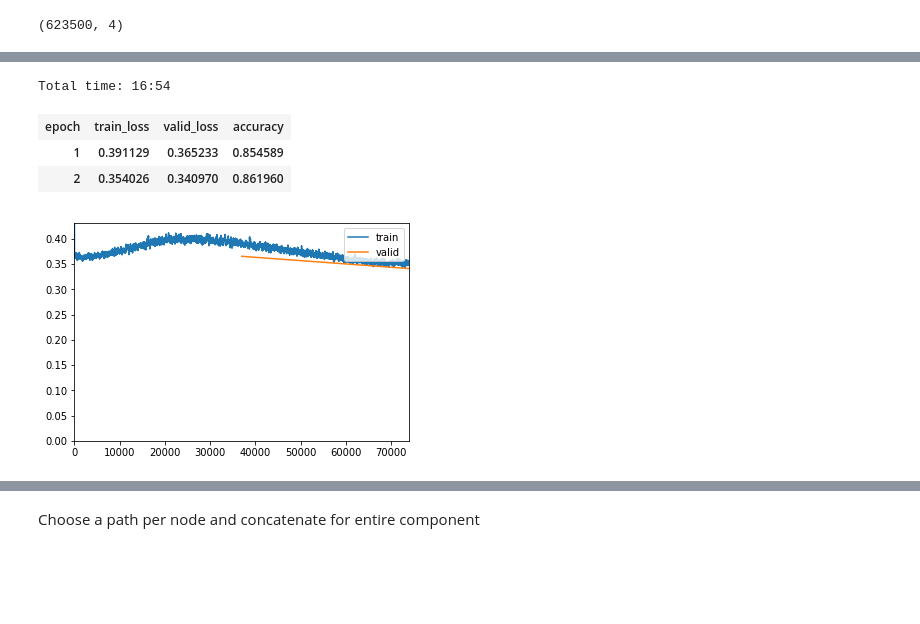
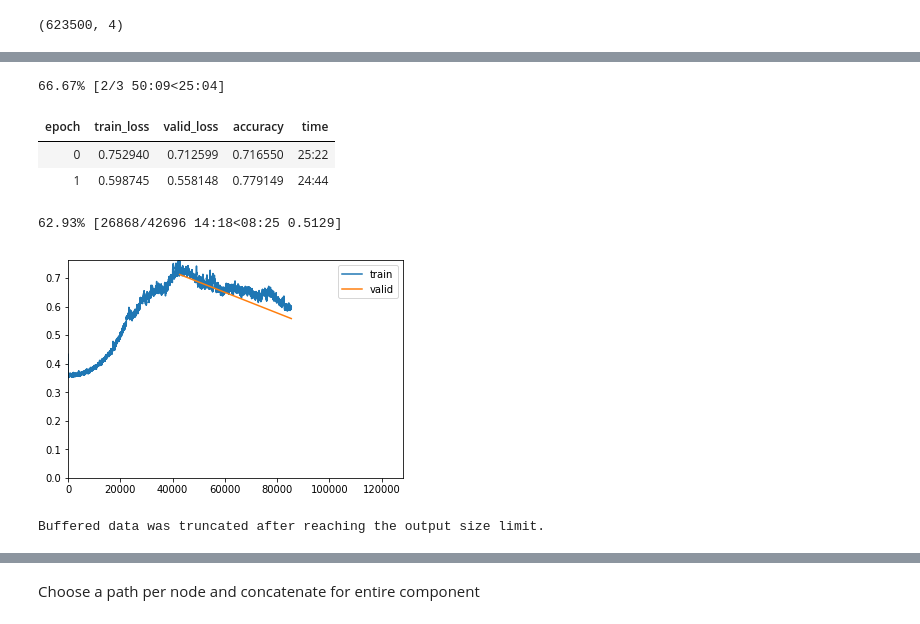
Before and after one commit to dtylor/WalkRNN, a Jupyter notebook: GraphLM_walk_AIDS.ipynb, the cells around one changed output, grey strips where cells are left out. Cells and saved outputs as stored; diff of their text form; code cells hidden in the pictures; blank space fills up the shorter version.

```diff
--- a/GraphLM_walk_AIDS.ipynb
+++ b/GraphLM_walk_AIDS.ipynb
@@ -170,7 +230,7 @@ data_lm.save('data_lm.pkl')
 # %%
 bs = 32
 # load the data (can be used in the future as well to prevent reprocessing)
-data_lm = TextLMDataBunch.load(mypath, 'data_lm.pkl', bs=bs)
+data_lm = load_data(mypath, 'data_lm.pkl', bs=bs)
 # %%
 data_lm.show_batch() # take a look at the batch fed into the GPU
 # %% [output]
@@ -182,0 +243,23 @@ data_lm.show_batch() # take a look at the batch fed into the GPU
+# %%
+#awd_lstm_lm_config = dict(emb_sz=400, n_hid=400, n_layers=1, pad_token=1, qrnn=False, bidir=False, output_p=0.25,
+      #                    hidden_p=0.1, input_p=0.2, embed_p=0.02, weight_p=0.15, tie_weights=True, out_bias=True)
+
+#awd_lstm_clas_config = dict(emb_sz=400, n_hid=400, n_layers=1, pad_token=1, qrnn=False, bidir=False, output_p=0.4,
+       #                hidden_p=0.2, input_p=0.6, embed_p=0.1, weight_p=0.5, tie_weights=True, out_bias=True)
+
+
+#awd_lstm_lm_config = dict(emb_sz=400, n_hid=400, n_layers=1, pad_token=1, qrnn=False, bidir=False, output_p=0.25,hidden_p=0.1, input_p=0.2, embed_p=0.02, weight_p=0.15, tie_weights=True, out_bias=True)
+
+#awd_lstm_clas_config = dict(emb_sz=400, n_hid=400, n_layers=1, pad_token=1, qrnn=False, bidir=False, output_p=0.4, hidden_p=0.2, input_p=0.6, embed_p=0.1, weight_p=0.5)
+#awd_lstm_lm_config = dict(emb_sz=400, n_hid=1150, n_layers=3, pad_token=1, qrnn=False, bidir=False, output_p=0.25,
+ #                         hidden_p=0.1, input_p=0.2, embed_p=0.02, weight_p=0.15, tie_weights=True, out_bias=True)
+
+#awd_lstm_clas_config = dict(emb_sz=400, n_hid=1150, n_layers=3, pad_token=1, qrnn=False, bidir=False, output_p=0.4,
+  #                     hidden_p=0.2, input_p=0.6, embed_p=0.1, weight_p=0.5)
+
+#dAWD_LSTM = {'hid_name':'emb_sz', 'url':URLs.WT103_FWD, 'url_bwd':URLs.WT103_BWD,'config_lm':awd_lstm_lm_config, 'split_lm': awd_lstm_lm_split, 'config_clas':awd_lstm_clas_config, 'split_clas': awd_lstm_clas_split}
+
+#awd_lstm_lm_config = dict(emb_sz=400, n_hid=1152, n_layers=3, pad_token=1, qrnn=False, bidir=False, output_p=0.1, hidden_p=0.15, input_p=0.25, embed_p=0.02, weight_p=0.2, tie_weights=True, out_bias=True)
+
+awd_lstm_lm_config = dict(emb_sz=400, n_hid=400, n_layers=1, pad_token=1, qrnn=False, bidir=False, output_p=0.1, hidden_p=0.15, input_p=0.25, embed_p=0.02, weight_p=0.2, tie_weights=True, out_bias=True)
+awd_lstm_clas_config = dict(emb_sz=400, n_hid=400, n_layers=1, pad_token=1, qrnn=False, bidir=False, output_p=0.4,  hidden_p=0.3, input_p=0.4, embed_p=0.05, weight_p=0.5)
@@ -183,5 +268,6 @@ data_lm.show_batch() # take a look at the batch fed into the GPU
 # %%
-learn = language_model_learner(data_lm,  drop_mult=1.8, callback_fns=ShowGraph, nl = 1, nh = 400)
+
+learn = language_model_learner(data_lm,arch=AWD_LSTM,config= awd_lstm_lm_config,drop_mult=1.8, callback_fns=ShowGraph,pretrained=False)
 learn.lr_find()
 learn.recorder.plot()
 learn.fit_one_cycle(1, 1e-2, moms=(0.8,0.7))
@@ -198,5 +287,5 @@ Total time: 08:21
 # %%
-learn.load('fit-head')
+#learn.load('fit-head')
 learn.unfreeze()
 learn.lr_find()
 learn.recorder.plot()
@@ -206,8 +296,10 @@ LR Finder is complete, type {learner_name}.recorder.plot() to see the graph.
 # %%
-learn.fit_one_cycle(2, .01, moms=(0.8,0.7))
+learn.fit_one_cycle(3, .05, moms=(0.8,0.7))
 # %% [output]
-Total time: 16:54
+66.67% [2/3 50:09<25:04]
-| epoch | train_loss | valid_loss | accuracy |
-| 1 | 0.391129 | 0.365233 | 0.854589 |
-| 2 | 0.354026 | 0.340970 | 0.861960 |
+| epoch | train_loss | valid_loss | accuracy | time |
+| 0 | 0.752940 | 0.712599 | 0.716550 | 25:22 |
+| 1 | 0.598745 | 0.558148 | 0.779149 | 24:44 |
+62.93% [26868/42696 14:18<08:25 0.5129]
-[figure, old version]
+[figure, new version]
+Buffered data was truncated after reaching the output size limit.
```
Also changed, not shown: parts of 57 cells of this notebook.
